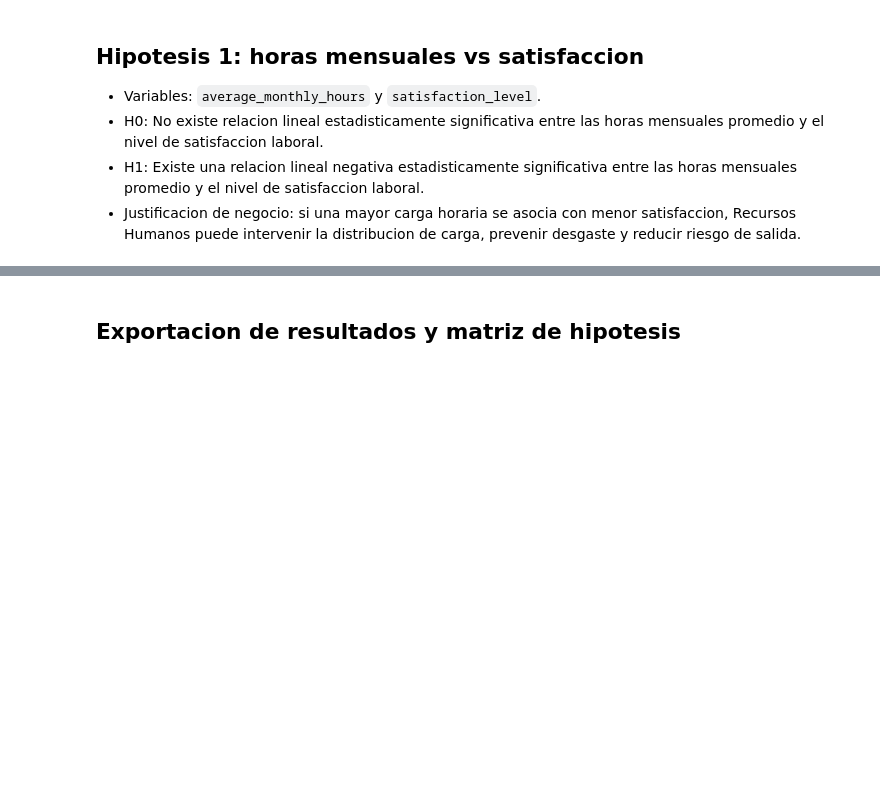
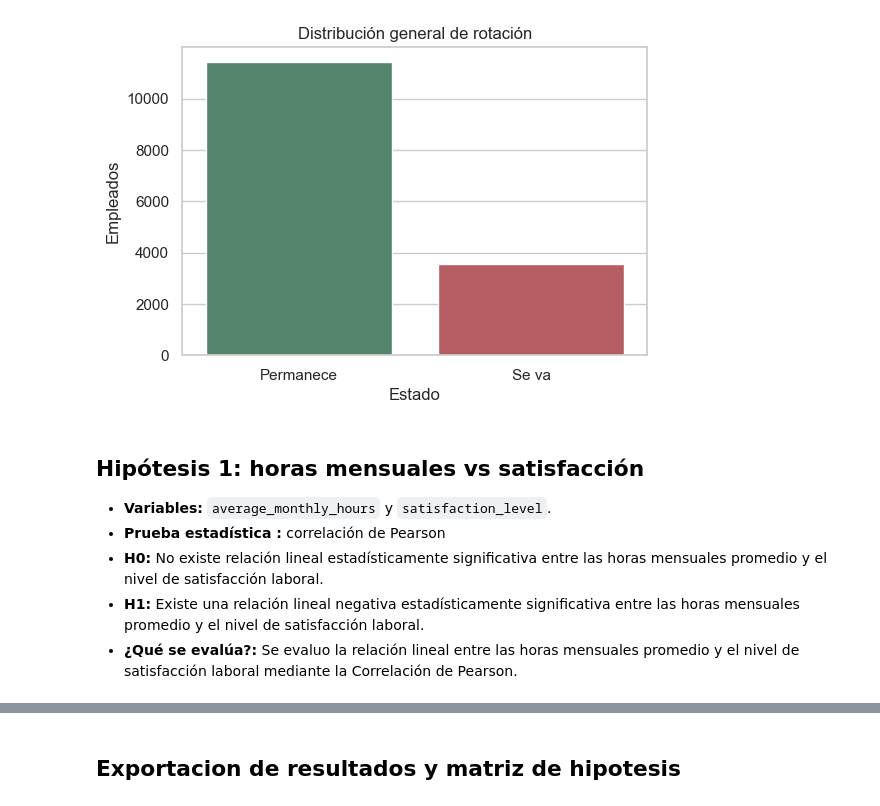
Before and after one commit to valexq/Data-Analysis-3, a Jupyter notebook: notebooks/02_hipotesis_pruebas.ipynb, the cells around one changed output, grey strips where cells are left out. Saved outputs shown, nothing was run; the diff lists cells and outputs as text; code cells hidden in the pictures; blank space fills up the shorter version.

Commit message:
fix hipótesis con interpretaciones

```diff
--- a/notebooks/02_hipotesis_pruebas.ipynb
+++ b/notebooks/02_hipotesis_pruebas.ipynb
@@ -36,18 +42,21 @@ display(rotation_summary)
 # %%
 # Dibujamos una grafica sencilla para ver la distribucion de rotacion.
 plt.figure(figsize=(6, 4))
-sns.barplot(data=rotation_summary, x="estado", y="empleados", palette=["#4c8c6a", "#c44e52"])
-plt.title("Distribucion general de rotacion")
+sns.barplot(data=rotation_summary, x="estado", y="empleados", hue="estado", palette=["#4c8c6a", "#c44e52"], legend=False)
+plt.title("Distribución general de rotación")
 plt.xlabel("Estado")
 plt.ylabel("Empleados")
 plt.show()
+# %% [output]
+[figure, added]
 # %% [markdown]
-## Hipotesis 1: horas mensuales vs satisfaccion
+## Hipótesis 1: horas mensuales vs satisfacción
 
-- Variables: `average_monthly_hours` y `satisfaction_level`.
-- H0: No existe relacion lineal estadisticamente significativa entre las horas mensuales promedio y el nivel de satisfaccion laboral.
-- H1: Existe una relacion lineal negativa estadisticamente significativa entre las horas mensuales promedio y el nivel de satisfaccion laboral.
-- Justificacion de negocio: si una mayor carga horaria se asocia con menor satisfaccion, Recursos Humanos puede intervenir la distribucion de carga, prevenir desgaste y reducir riesgo de salida.
+- **Variables:** `average_monthly_hours` y `satisfaction_level`.
+- **Prueba estadística :** correlación de Pearson
+- **H0:** No existe relación lineal estadísticamente significativa entre las horas mensuales promedio y el nivel de satisfacción laboral.
+- **H1:** Existe una relación lineal negativa estadísticamente significativa entre las horas mensuales promedio y el nivel de satisfacción laboral.
+- **¿Qué se evalúa?:** Se evaluo la relación lineal entre las horas mensuales promedio y el nivel de satisfacción laboral mediante la Correlación de Pearson.
 # %%
 # H1 revisa si existe relacion lineal entre horas mensuales y satisfaccion.
 corr, p_value = stats.pearsonr(df["average_monthly_hours"], df["satisfaction_level"])
```
Also changed, not shown: parts of 20 cells of this notebook, 8 other files.
